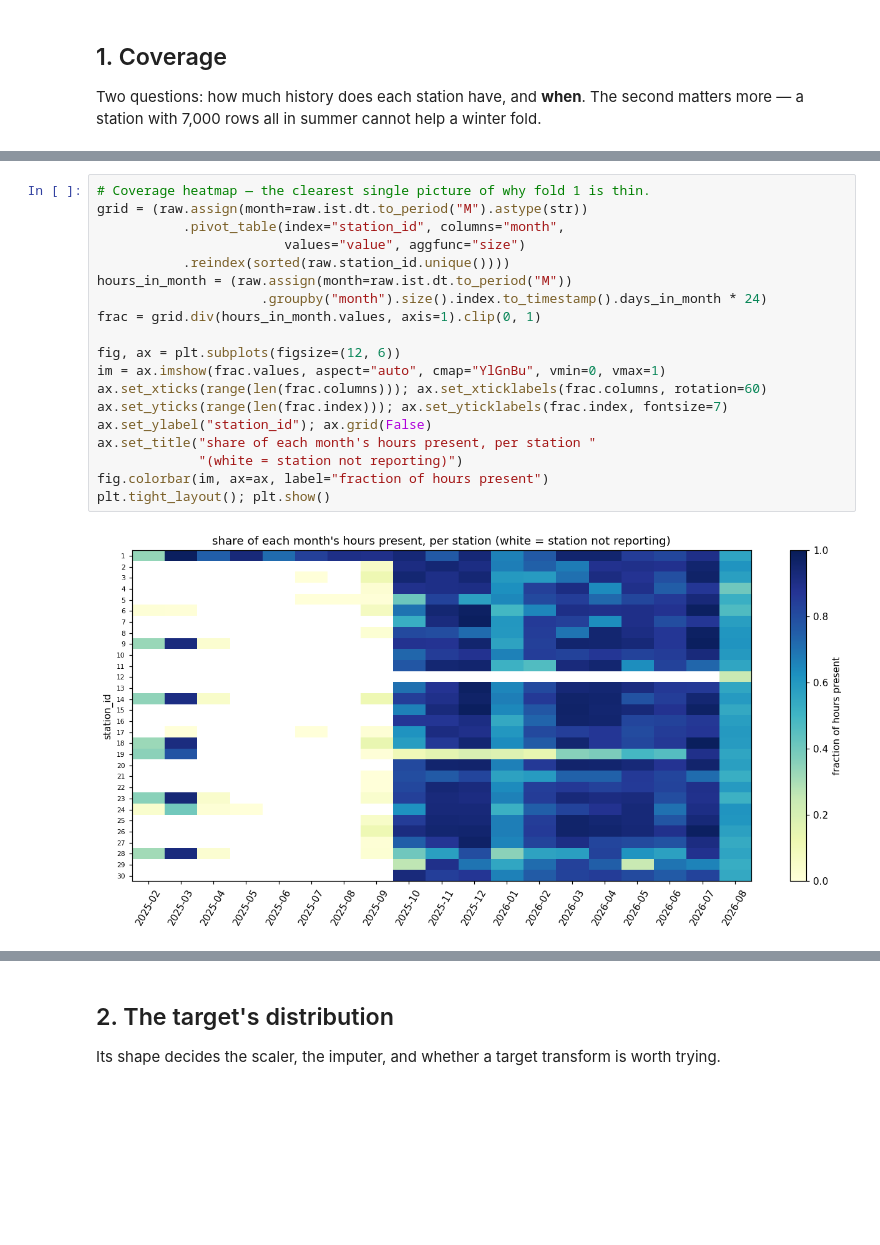
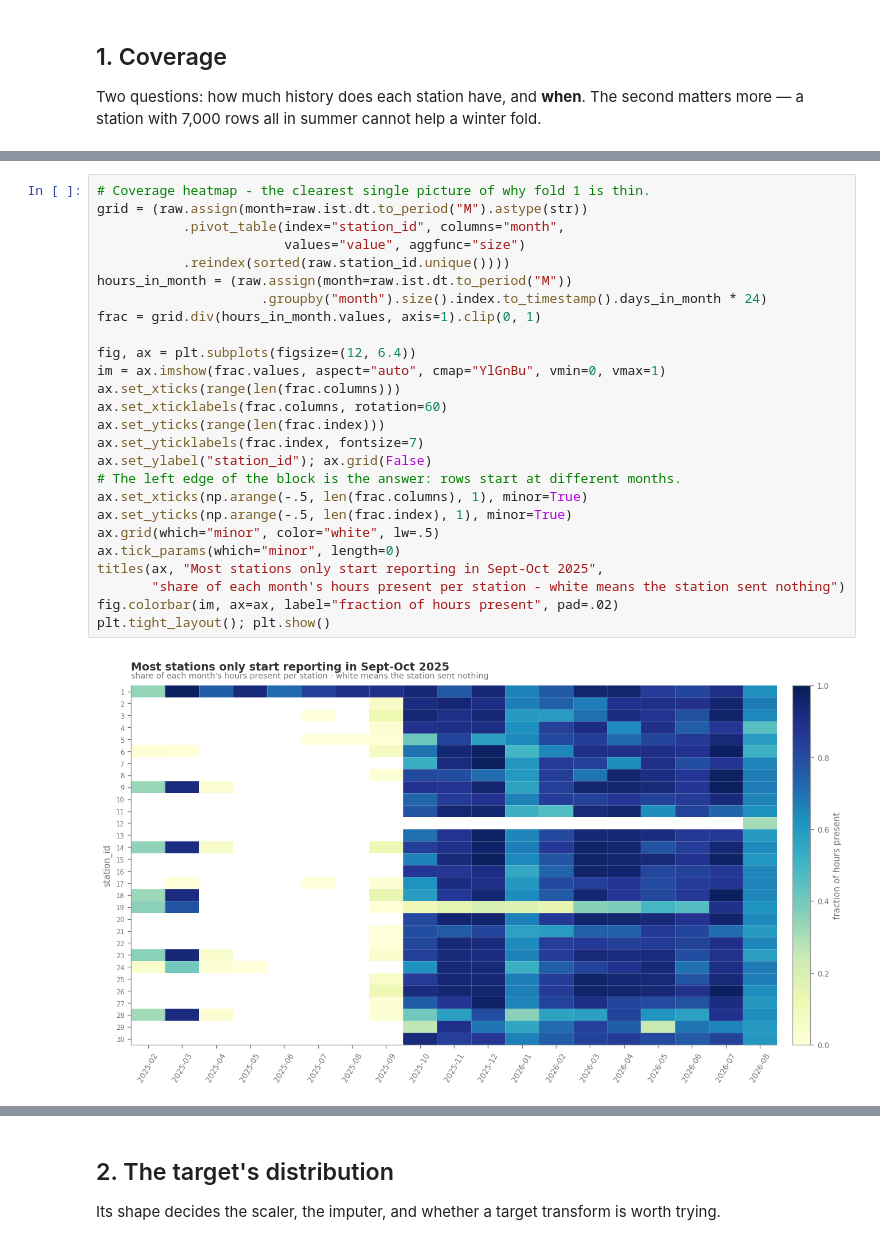
Before and after one commit to SUMEET1000/aqi-nowcast, a Jupyter notebook: notebooks/01_eda_cleaning.ipynb, the cells around one changed output, grey strips where cells are left out. Cells and saved outputs as stored; diff of their text form; blank space fills up the shorter version.

```diff
--- a/notebooks/01_eda_cleaning.ipynb
+++ b/notebooks/01_eda_cleaning.ipynb
@@ -135,26 +182,33 @@ note(f'''
 - Before **2025-10** only ~5 stations reported, so fold 1's training block is thin and
   station-skewed. Stated in the README rather than fixed by moving the boundary.
 # %%
-# Coverage heatmap — the clearest single picture of why fold 1 is thin.
+# Coverage heatmap - the clearest single picture of why fold 1 is thin.
 grid = (raw.assign(month=raw.ist.dt.to_period("M").astype(str))
            .pivot_table(index="station_id", columns="month",
                         values="value", aggfunc="size")
            .reindex(sorted(raw.station_id.unique())))
 hours_in_month = (raw.assign(month=raw.ist.dt.to_period("M"))
                      .groupby("month").size().index.to_timestamp().days_in_month * 24)
 frac = grid.div(hours_in_month.values, axis=1).clip(0, 1)
 
-fig, ax = plt.subplots(figsize=(12, 6))
+fig, ax = plt.subplots(figsize=(12, 6.4))
 im = ax.imshow(frac.values, aspect="auto", cmap="YlGnBu", vmin=0, vmax=1)
-ax.set_xticks(range(len(frac.columns))); ax.set_xticklabels(frac.columns, rotation=60)
-ax.set_yticks(range(len(frac.index))); ax.set_yticklabels(frac.index, fontsize=7)
+ax.set_xticks(range(len(frac.columns)))
+ax.set_xticklabels(frac.columns, rotation=60)
+ax.set_yticks(range(len(frac.index)))
+ax.set_yticklabels(frac.index, fontsize=7)
 ax.set_ylabel("station_id"); ax.grid(False)
-ax.set_title("share of each month's hours present, per station "
-             "(white = station not reporting)")
-fig.colorbar(im, ax=ax, label="fraction of hours present")
+# The left edge of the block is the answer: rows start at different months.
+ax.set_xticks(np.arange(-.5, len(frac.columns), 1), minor=True)
+ax.set_yticks(np.arange(-.5, len(frac.index), 1), minor=True)
+ax.grid(which="minor", color="white", lw=.5)
+ax.tick_params(which="minor", length=0)
+titles(ax, "Most stations only start reporting in Sept-Oct 2025",
+       "share of each month's hours present per station - white means the station sent nothing")
+fig.colorbar(im, ax=ax, label="fraction of hours present", pad=.02)
 plt.tight_layout(); plt.show()
 # %% [output]
-[figure, old version]
+[figure, new version]
 # %%
 # What the data actually looks like: a winter week against a monsoon week, same station.
 busiest_pre = raw.groupby("station_id").size().idxmax()
```
Also changed, not shown: parts of 15 cells of this notebook, 2 other files.
